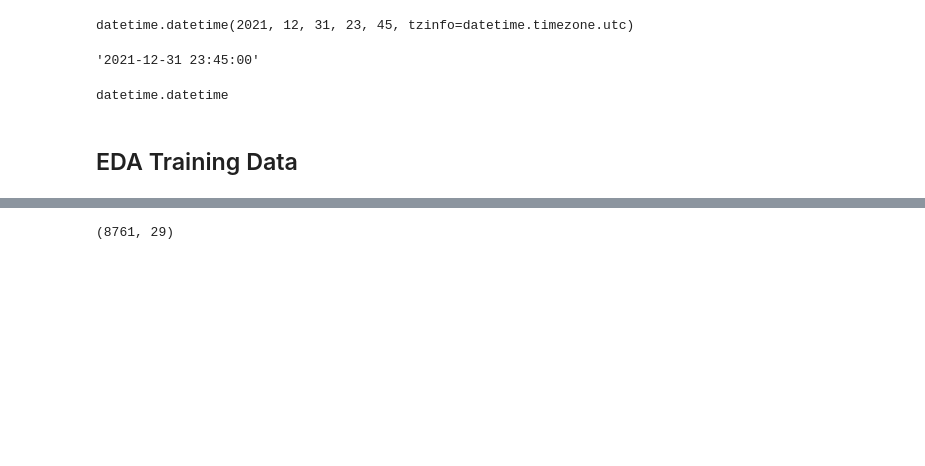
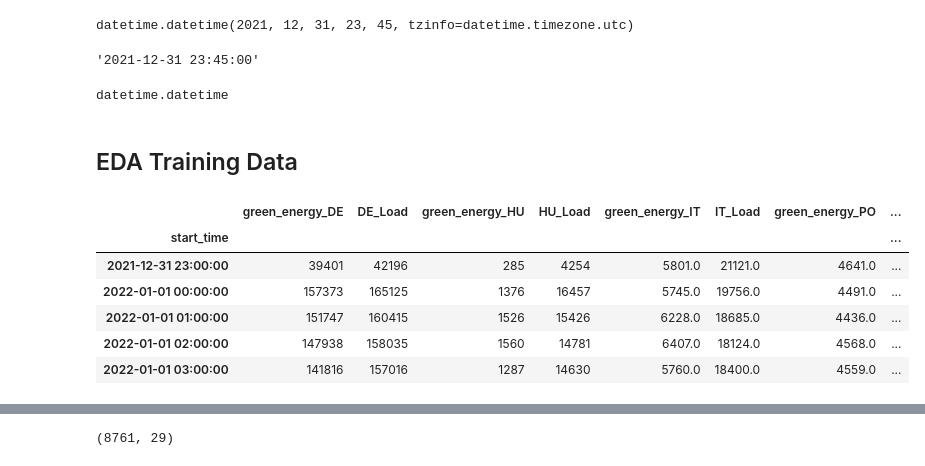
Before and after one commit to Ashish-Soni08/SE-Europe-Data_Challenge, a Jupyter notebook: EDA.ipynb, the cells around one changed output, grey strips where cells are left out. Drawn from its saved outputs; the diff is of its cells as text; code cells hidden in the pictures; blank space fills up the shorter version.

```diff
--- a/EDA.ipynb
+++ b/EDA.ipynb
@@ -49,3 +48,13 @@ data = pd.read_csv("/workspaces/SE-Europe-Data_Challenge/data/processed.csv")
+# %%
+data.head()
+# %% [output]
+|  | green_energy_DE | DE_Load | green_energy_HU | HU_Load | green_energy_IT | IT_Load | green_energy_PO | ... |
+| start_time |  |  |  |  |  |  |  | ... |
+| 2021-12-31 23:00:00 | 39401 | 42196 | 285 | 4254 | 5801.0 | 21121.0 | 4641.0 | ... |
+| 2022-01-01 00:00:00 | 157373 | 165125 | 1376 | 16457 | 5745.0 | 19756.0 | 4491.0 | ... |
+| 2022-01-01 01:00:00 | 151747 | 160415 | 1526 | 15426 | 6228.0 | 18685.0 | 4436.0 | ... |
+| 2022-01-01 02:00:00 | 147938 | 158035 | 1560 | 14781 | 6407.0 | 18124.0 | 4568.0 | ... |
+| 2022-01-01 03:00:00 | 141816 | 157016 | 1287 | 14630 | 5760.0 | 18400.0 | 4559.0 | ... |
 # %%
 data.columns
 # %% [output]
```
Also changed, not shown: parts of 52 cells of this notebook.
